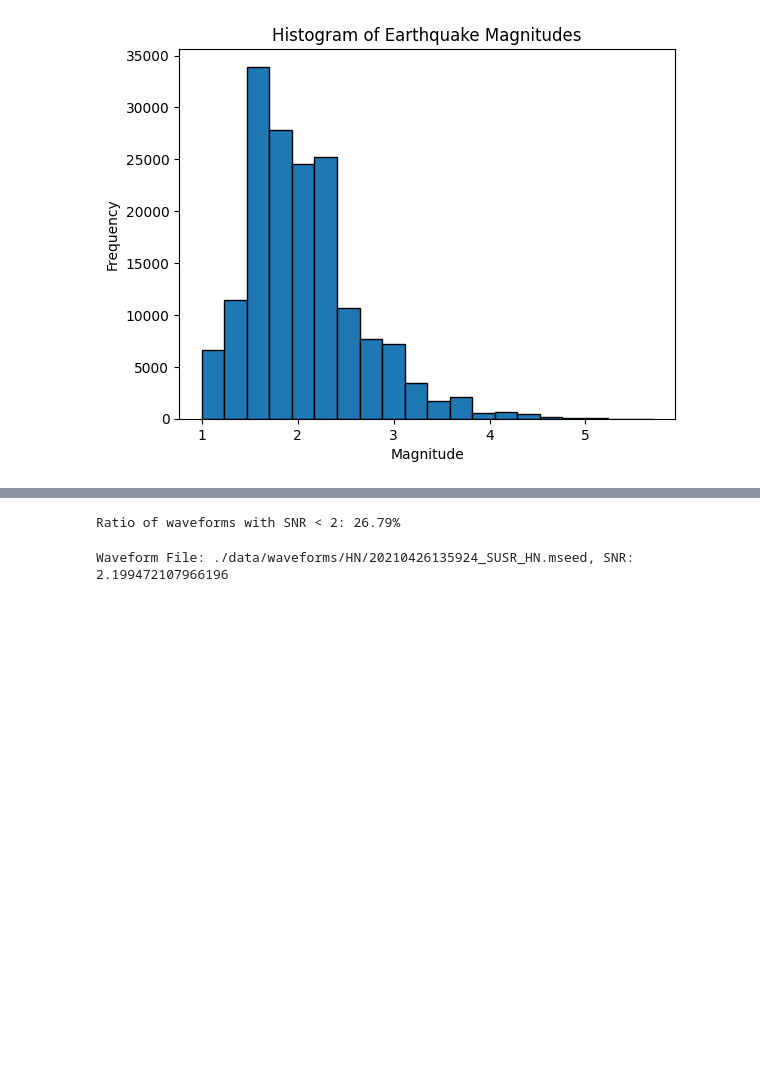
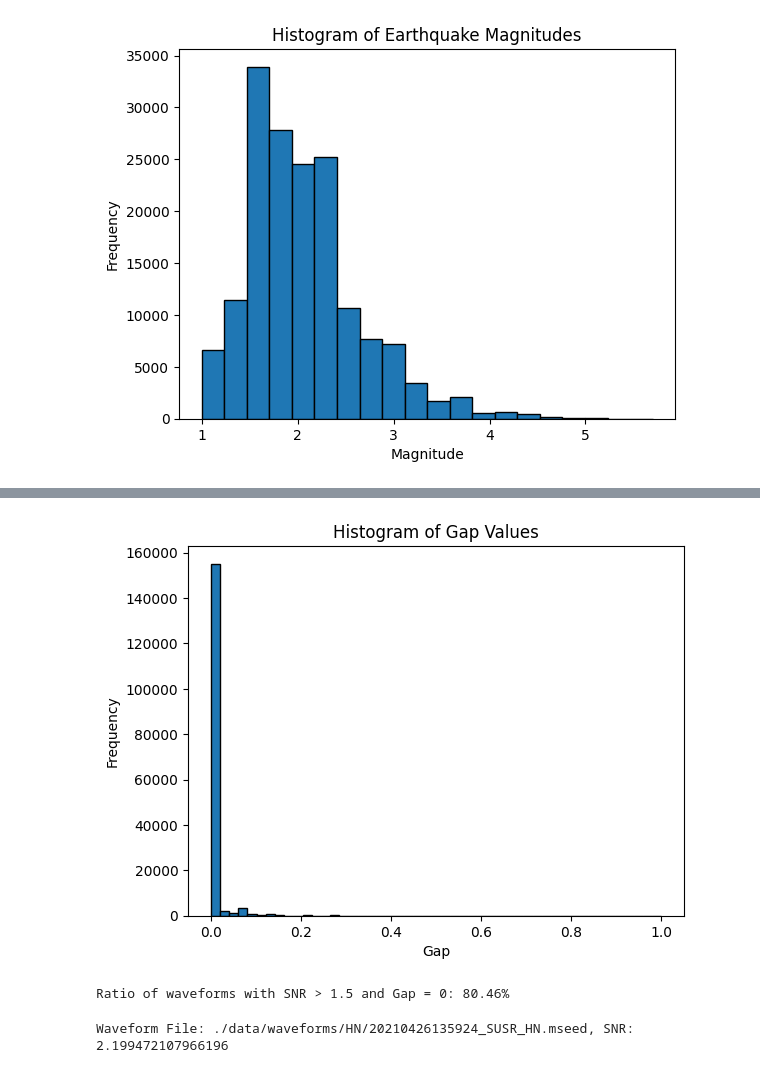
Before and after one commit to tensorbundlecom/seismic-diffusion, a Jupyter notebook: show_summary.ipynb, the cells around one changed output, grey strips where cells are left out. Cells and saved outputs as stored; diff of their text form; code cells hidden in the pictures; blank space fills up the shorter version.

```diff
--- a/show_summary.ipynb
+++ b/show_summary.ipynb
@@ -40,6 +40,20 @@ plt.show()
+# %%
+summary_df["gap_max"] = summary_df[["gap1", "gap2", "gap3"]].max(axis=1)
+
+plt.hist(summary_df["gap_max"].dropna(), bins=np.linspace(0, 1, 50), edgecolor='black')
+plt.title("Histogram of Gap Values")
+plt.xlabel("Gap")
+plt.ylabel("Frequency")
+plt.show()
+# %% [output]
+[figure, added]
 # %%
-# ratio of rows with snr < 2
-low_snr_ratio = (summary_df["snr_max"] < 2).sum() / len(summary_df)
-print(f"Ratio of waveforms with SNR < 2: {low_snr_ratio:.2%}")
+# low_snr_ratio = (summary_df["snr_max"] < 2).sum() / len(summary_df)
+# print(f"Ratio of waveforms with SNR < 2: {low_snr_ratio:.2%}")
+
+# find the number of rows where snr_max > 1.5 and gap_max = 0
+high_snr_low_gap = summary_df[(summary_df["snr_max"] > 1.5) & (summary_df["gap_max"] == 0)]
+ratio_high_snr_low_gap = len(high_snr_low_gap) / len(summary_df)
+print(f"Ratio of waveforms with SNR > 1.5 and Gap = 0: {ratio_high_snr_low_gap:.2%}")
 # %% [output]
-Ratio of waveforms with SNR < 2: 26.79%
+Ratio of waveforms with SNR > 1.5 and Gap = 0: 80.46%
```
Also changed, not shown: parts of 3 cells of this notebook.
